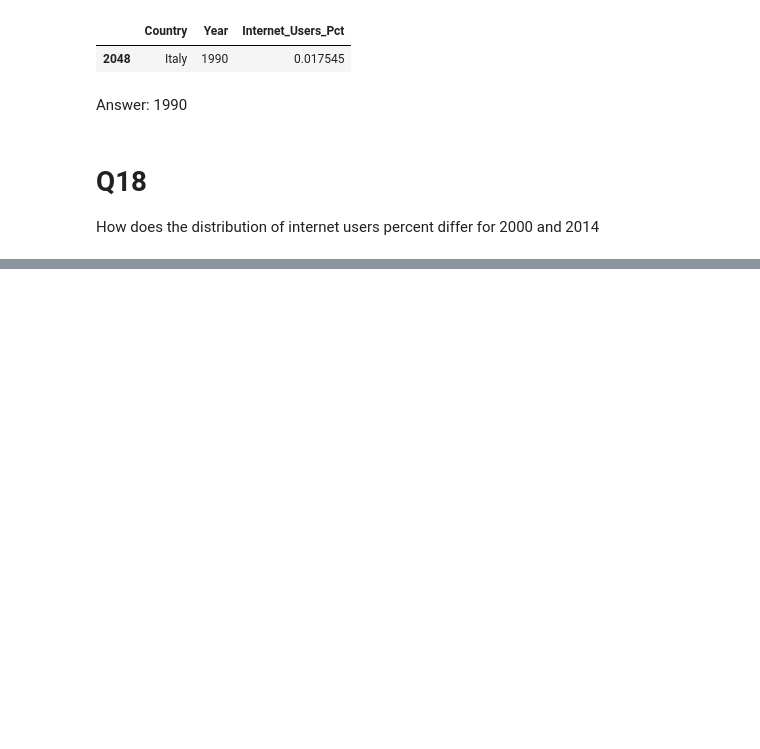
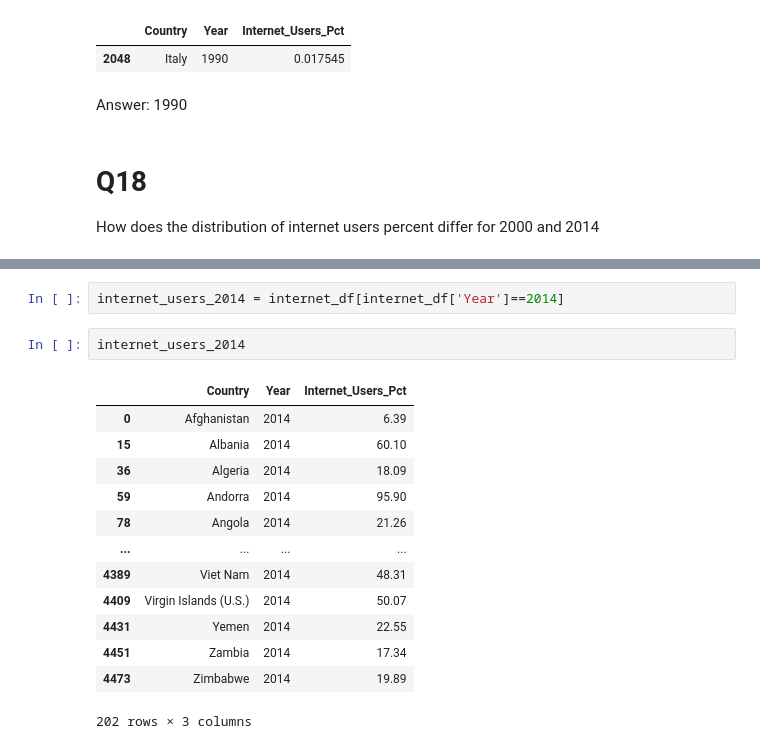
Before and after one commit to NSS-Data-Analytics-Cohort-11/undata-zdemeke, a Jupyter notebook: notebook/UN_Data_project.ipynb, the cells around one changed output, grey strips where cells are left out. Cells and saved outputs as stored; diff of their text form; blank space fills up the shorter version.

```diff
--- a/notebook/UN_Data_project.ipynb
+++ b/notebook/UN_Data_project.ipynb
@@ -570,0 +598,18 @@ How does the distribution of internet users percent differ for 2000 and 2014
+# %%
+internet_users_2014 = internet_df[internet_df['Year']==2014]
+# %%
+internet_users_2014
+# %% [output]
+|  | Country | Year | Internet_Users_Pct |
+| 0 | Afghanistan | 2014 | 6.39 |
+| 15 | Albania | 2014 | 60.10 |
+| 36 | Algeria | 2014 | 18.09 |
+| 59 | Andorra | 2014 | 95.90 |
+| 78 | Angola | 2014 | 21.26 |
+| ... | ... | ... | ... |
+| 4389 | Viet Nam | 2014 | 48.31 |
+| 4409 | Virgin Islands (U.S.) | 2014 | 50.07 |
+| 4431 | Yemen | 2014 | 22.55 |
+| 4451 | Zambia | 2014 | 17.34 |
+| 4473 | Zimbabwe | 2014 | 19.89 |
+202 rows × 3 columns
```
Also changed, not shown: parts of 12 cells of this notebook.
